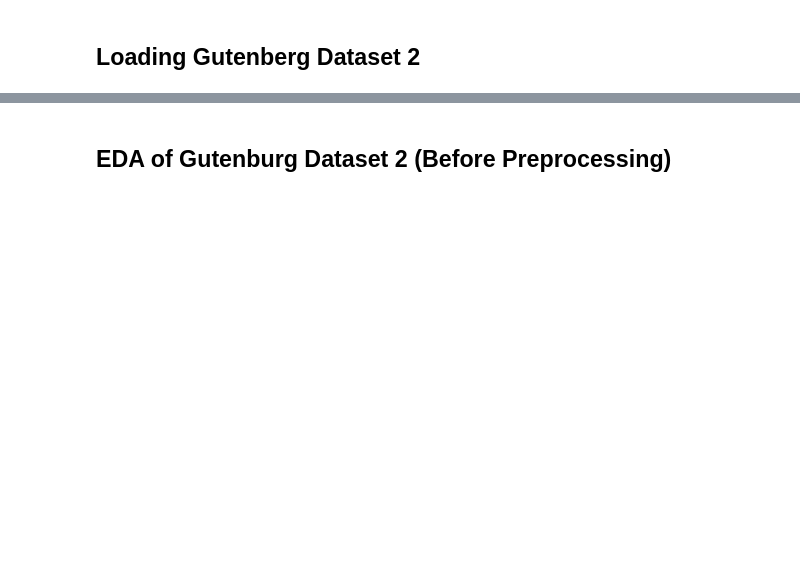
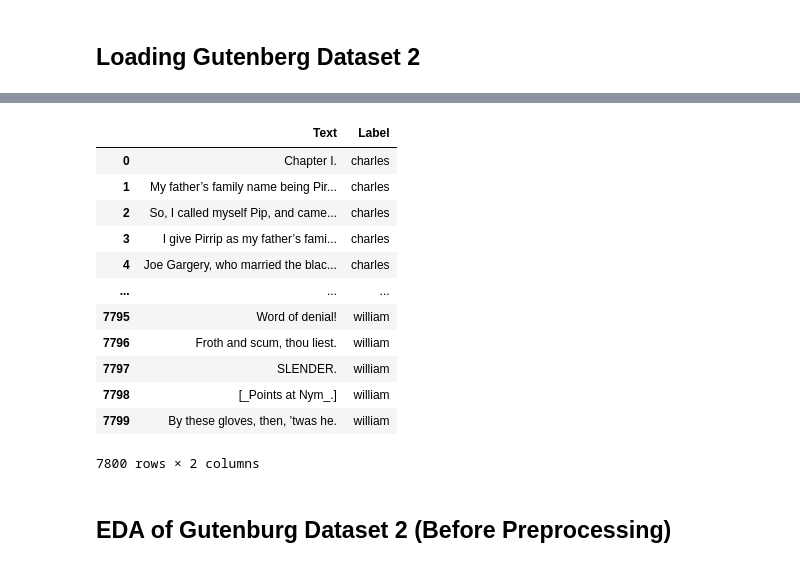
Before and after one commit to fabinahian/CSE713-Advanced-Syntactic-Pattern-Recognition, a Jupyter notebook: Projects/Text Classification for Authorship Attribution/final_project/text_classification_for_authorship_attribution.ipynb, the cells around one changed output, grey strips where cells are left out. Cells and saved outputs as stored; diff of their text form; code cells hidden in the pictures; blank space fills up the shorter version.

```diff
--- a/Projects/Text Classification for Authorship Attribution/final_project/text_classification_for_authorship_attribution.ipynb
+++ b/Projects/Text Classification for Authorship Attribution/final_project/text_classification_for_authorship_attribution.ipynb
@@ -648,3 +725,3 @@ print(df.head())
 # %%
-df=pd.read_csv("../dataset_02_personally_collected_data\data_after_processing/books_df.csv", engine='python', encoding='UTF-8')
+df=pd.read_csv("../dataset_02_personally_collected_data\data_after_processing/sentence_df.csv", engine='python', encoding='UTF-8')
 df['Label'].value_counts()
@@ -651,2 +741,18 @@ df['Label'].value_counts()
+# %%
+df
+# %% [output]
+|  | Text | Label |
+| 0 | ﻿Chapter I. | charles |
+| 1 | My father’s family name being Pir... | charles |
+| 2 | So, I called myself Pip, and came... | charles |
+| 3 | I give Pirrip as my father’s fami... | charles |
+| 4 | Joe Gargery, who married the blac... | charles |
+| ... | ... | ... |
+| 7795 | Word of denial! | william |
+| 7796 | Froth and scum, thou liest. | william |
+| 7797 | SLENDER. | william |
+| 7798 | [_Points at Nym_.] | william |
+| 7799 | By these gloves, then, ’twas he. | william |
+7800 rows × 2 columns
 # %% [markdown]
 ## EDA of Gutenburg Dataset 2 (Before Preprocessing)
```
Also changed, not shown: parts of 49 cells of this notebook.
